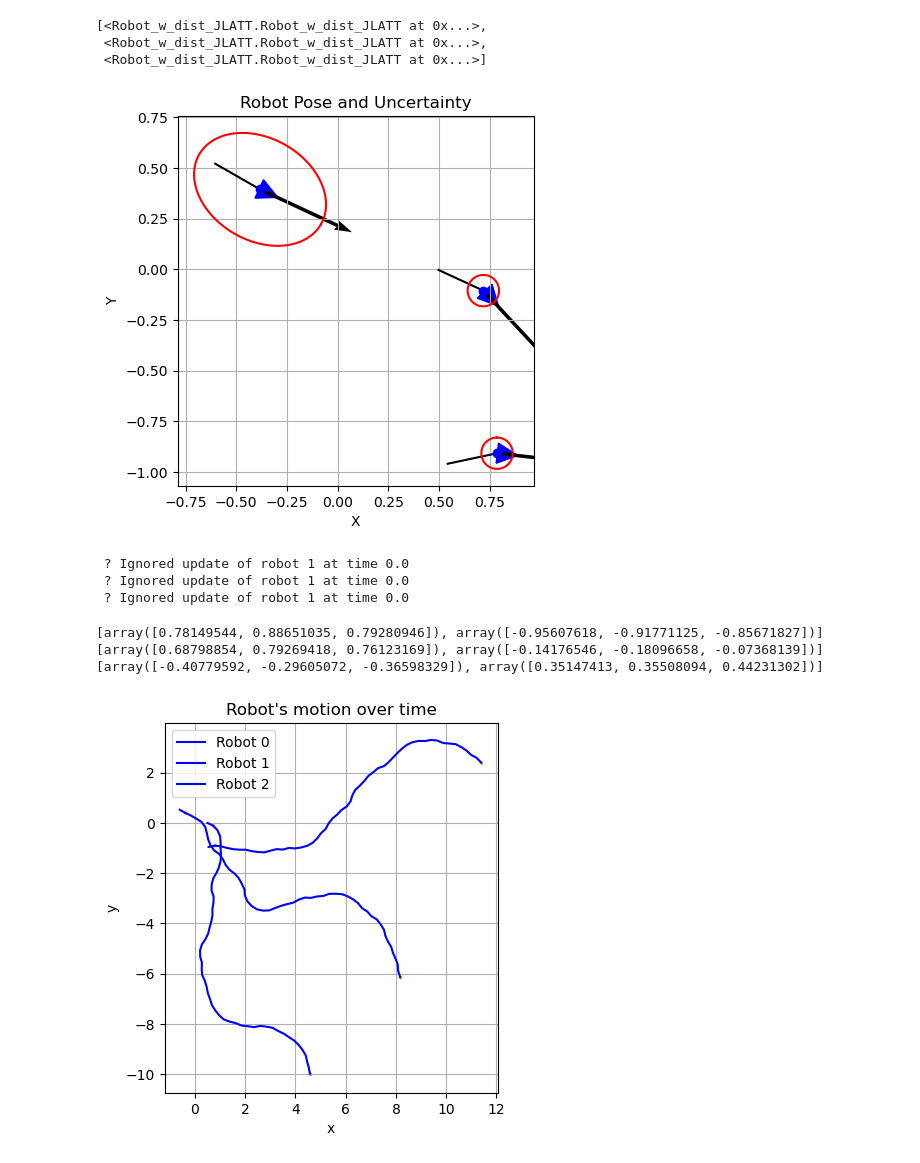
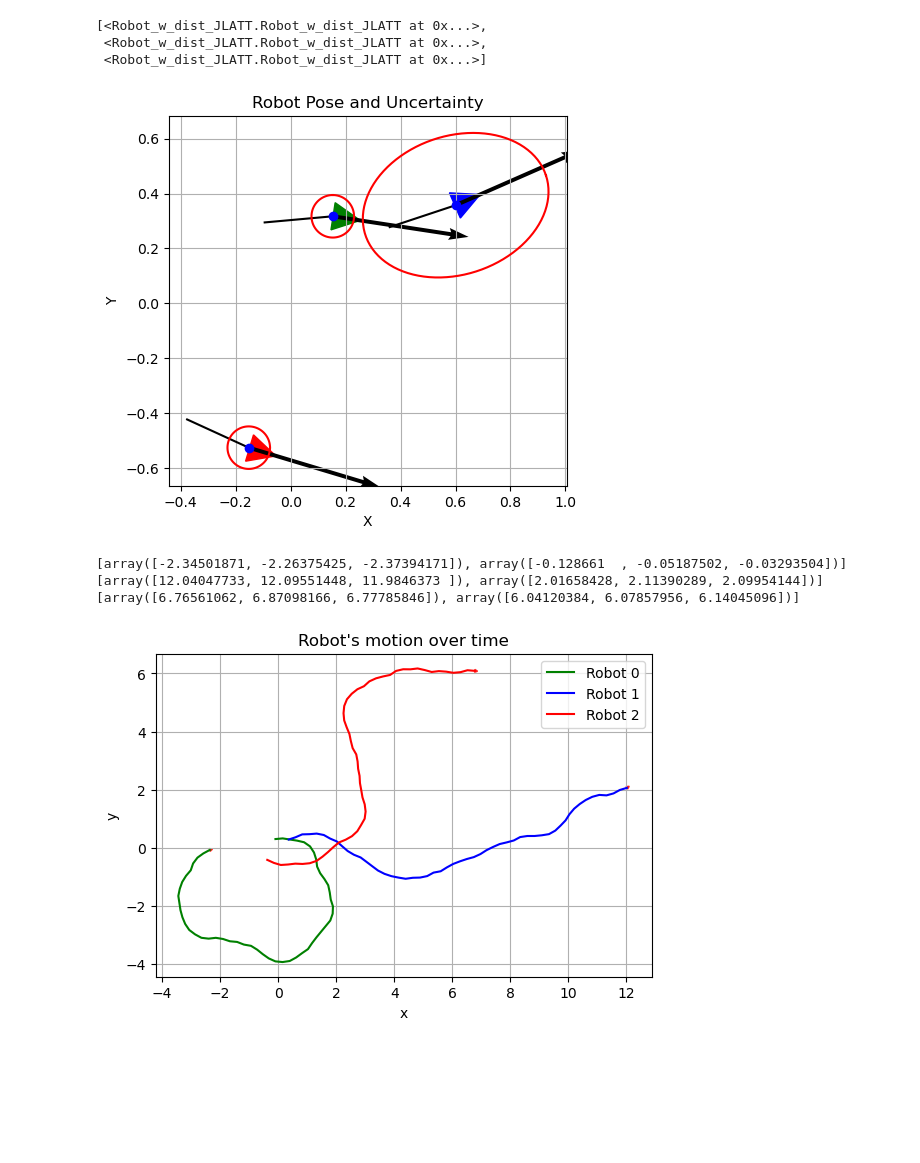
Before and after one commit to achintyapro03/JLATT, a Jupyter notebook: simulation.ipynb, the cells around one changed output. Drawn from its saved outputs; the diff is of its cells as text; code cells hidden in the pictures; blank space fills up the shorter version.

```diff
--- a/simulation.ipynb
+++ b/simulation.ipynb
@@ -10,8 +10,10 @@ import matplotlib.pyplot as plt
 
 from Robot_w_dist_JLATT import Robot_w_dist_JLATT
 
+color = ['green', 'blue', 'red']
+
 # def main():
-np.random.seed(10)  # for reproducibility
+np.random.seed(492)  # for reproducibility
 
 dt = 0.5
 t_end = 25
@@ -71,18 +73,11 @@ ax.set_xlabel('X')
 ax.set_ylabel('Y')
 ax.set_title('Robot Pose and Uncertainty')
 
-# for j in range(robot_num):
-#     ax.plot(robot_set[j].true_path[0], robot_set[j].true_path[1], 'k')
-#     triangle = robot_set[j].draw(1)
-#     ax.fill(triangle[0], triangle[1], color='blue')
-#     robot_set[j].draw_estimate()
-
-# plt.show()
 
 for j in range(robot_num):
     ax.plot(colRead(robot_set[j].true_path, 0), colRead(robot_set[j].true_path, 1),  'k')
-    triangle = robot_set[j].draw(1)
-    ax.fill(triangle[0], triangle[1], color='blue')
+    triangle = robot_set[j].draw(-1)
+    ax.fill(triangle[0], triangle[1], color=color[j])
     robot_set[j].draw_estimate()
 
 plt.show()
@@ -114,8 +109,8 @@ ax.set_title('Robot Pose and Uncertainty')
 
 for j in range(robot_num):
     ax.plot(colRead(robot_set[j].true_path, 0),  colRead(robot_set[j].true_path, 1), 'k')
-    triangle = robot_set[j].draw(1)
-    ax.fill(triangle[0], triangle[1], color='blue')
+    triangle = robot_set[j].draw(-1)
+    ax.fill(triangle[0], triangle[1], color=color[j])
     robot_set[j].draw_estimate()
 
 plt.show()
@@ -138,34 +133,31 @@ for i in range(len(t)):
 
     robots_in_time.append(robot_set.copy())
 # %% [output]
-[figure, old version]
+[figure, new version]
- ? Ignored update of robot 1 at time 0.0
- ? Ignored update of robot 1 at time 0.0
- ? Ignored update of robot 1 at time 0.0
 # %%
 # Graphs
 fig, ax = plt.subplots()
 ax.set_aspect('equal', 'box')
 ax.set_xlabel('x')
 ax.set_ylabel('y')
 ax.set_title("Robot's motion over time")
 ax.grid(True)
 
 for j in range(robot_num):
-    ax.plot(colRead(robot_set[j].true_path, 0),  colRead(robot_set[j].true_path, 1), color='blue', label=f'Robot {j}')
-    triangle = robot_set[j].draw(1)
+    ax.plot(colRead(robot_set[j].true_path, 0),  colRead(robot_set[j].true_path, 1), color=color[j], label=f'Robot {j}')
+    triangle = robot_set[j].draw(-1)
     print(triangle)
     ax.fill(triangle[0], triangle[1], color='red', alpha=0.5)
     triangle = robot_set[j].draw(len(colRead(robot_set[j].true_path, 0)) - 1)
     ax.fill(triangle[0], triangle[1], color='red', alpha=0.5)
 
 ax.legend()
 plt.show()
 # %% [output]
-[array([0.78149544, 0.88651035, 0.79280946]), array([-0.95607618, -0.91771125, -0.85671827])]
-[array([0.68798854, 0.79269418, 0.76123169]), array([-0.14176546, -0.18096658, -0.07368139])]
-[array([-0.40779592, -0.29605072, -0.36598329]), array([0.35147413, 0.35508094, 0.44231302])]
+[array([-2.34501871, -2.26375425, -2.37394171]), array([-0.128661  , -0.05187502, -0.03293504])]
+[array([12.04047733, 12.09551448, 11.9846373 ]), array([2.01658428, 2.11390289, 2.09954144])]
+[array([6.76561062, 6.87098166, 6.77785846]), array([6.04120384, 6.07857956, 6.14045096])]
-[figure, old version]
+[figure, new version]
 # %%
 fig, ax = plt.subplots()
 ax.set_aspect('equal', 'box')
```
Also changed, not shown: parts of 5 cells of this notebook, 1 other file.
